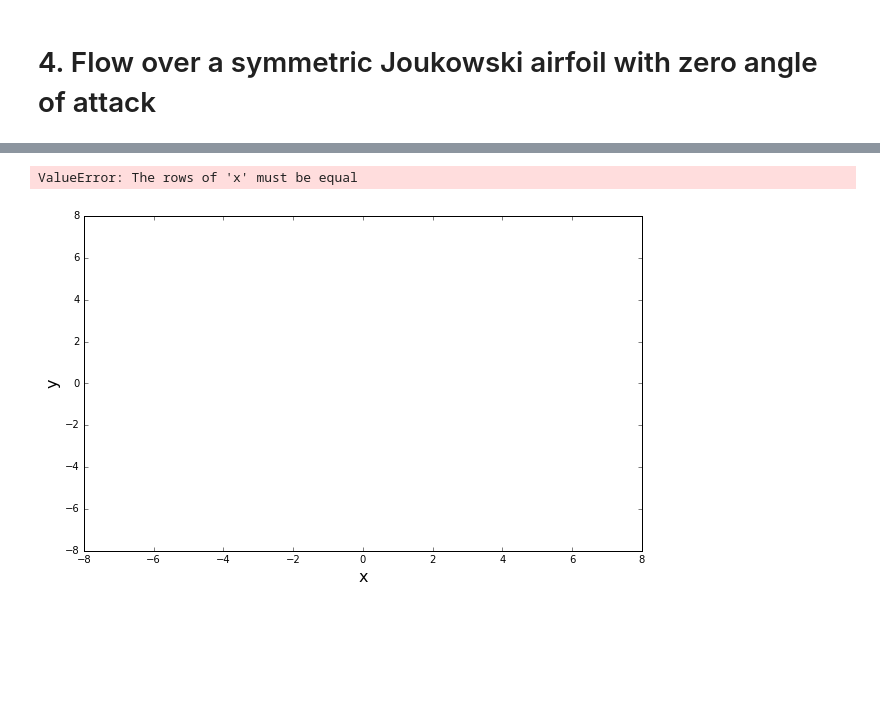
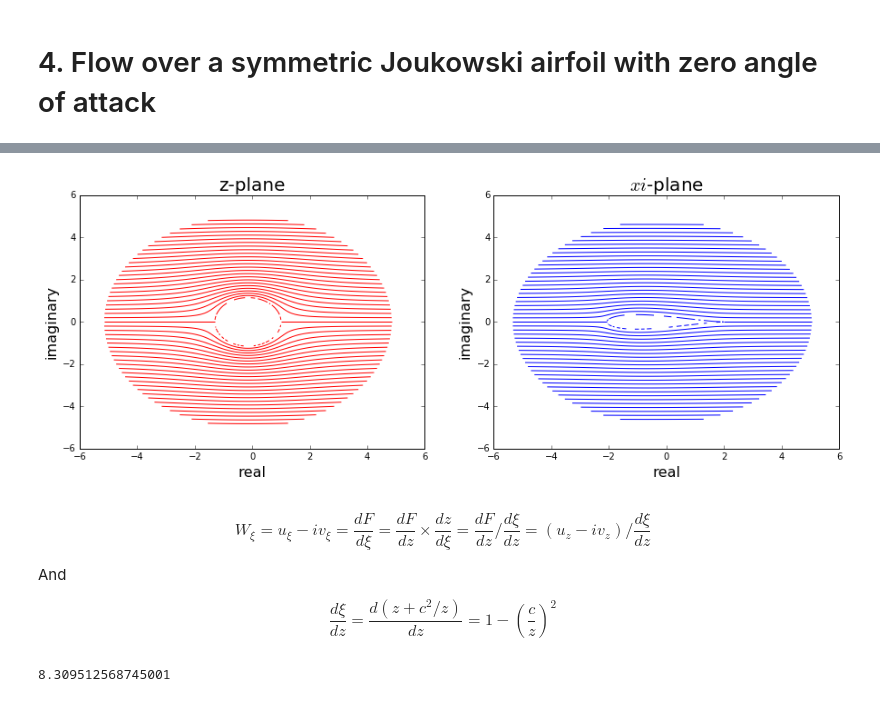
Before and after one commit to lpgleaves/mae6226-workspace, a Jupyter notebook: 06_Assignment_working.ipynb, the cells around one changed output, grey strips where cells are left out. Saved outputs shown, nothing was run; the diff lists cells and outputs as text; code cells hidden in the pictures; blank space fills up the shorter version.

```diff
--- a/06_Assignment_working.ipynb
+++ b/06_Assignment_working.ipynb
@@ -165,12 +143,49 @@ print(numpy.shape(vd))
-# %%
-# plot dat streamline gurl
-size = 10
-pyplot.figure(figsize=(size, 0.6*size))
-pyplot.xlabel('x', fontsize=16)
-pyplot.ylabel('y', fontsize=16)
-pyplot.xlim(-8,8)
-pyplot.ylim(-8,8)
-pyplot.streamplot(zcirc.real,zcirc.imag,ud,vd,density=2,linewidth=1,arrowsize=1,arrowstyle='->')
-# %% [output]
-ValueError: The rows of 'x' must be equal
-[figure, removed]
+# %%
+radius = 1.15
+uinf = 1
+vinf = 0
+xd = -0.15
+yd = 0
+
+k = (radius**2)*(2*numpy.pi*uinf)
+
+psid = getstreamfuncdub(k,xd,yd,zcirc.real,zcirc.imag)
+psifs = uinf*zcirc.imag
+psi = psid + psifs
+
+levels = numpy.linspace(-psi.max(),psi.max(),51)
+
+size = 5
+pyplot.figure(figsize=(3*size,size))
+pyplot.subplot(121)
+pyplot.xlim(-6,6)
+pyplot.ylim(-6,6)
+pyplot.xlabel('real',fontsize=16)
+pyplot.ylabel('imaginary',fontsize=16)
+pyplot.title('z-plane',fontsize=20)
+pyplot.contour(zcirc.real, zcirc.imag, psi, levels=levels, colors='r', linewidths=1, linestyles='solid')
+
+pyplot.subplot(122)
+pyplot.xlim(-6,6)
+pyplot.ylim(-6,6)
+pyplot.xlabel('real',fontsize=16)
+pyplot.ylabel('imaginary',fontsize=16)
+pyplot.title('$xi$-plane',fontsize=20)
+pyplot.contour(xi.real, xi.imag, psi, levels=levels, colors='b', linewidths=1, linestyles='solid');
+# %% [output]
+[figure, added]
+# %% [markdown]
+\begin{equation}
+W_\xi = u_\xi - iv_\xi = \frac{d F}{d \xi} = \frac{d F}{d z}\times\frac{d z}{d \xi} = \frac{d F}{d z}/\frac{d \xi}{d z} = (u_z-iv_z) / \frac{d \xi}{d z}
+\end{equation}
+
+And
+
+\begin{equation}
+\frac{d \xi}{d z} = \frac{d (z + c^2/z)}{dz} = 1 - \left(\frac{c}{z}\right)^2
+\end{equation}
+# %%
+print(k)
+numpy.shape()
+# %% [output]
+8.309512568745001
```
Also changed, not shown: parts of 4 cells of this notebook.
